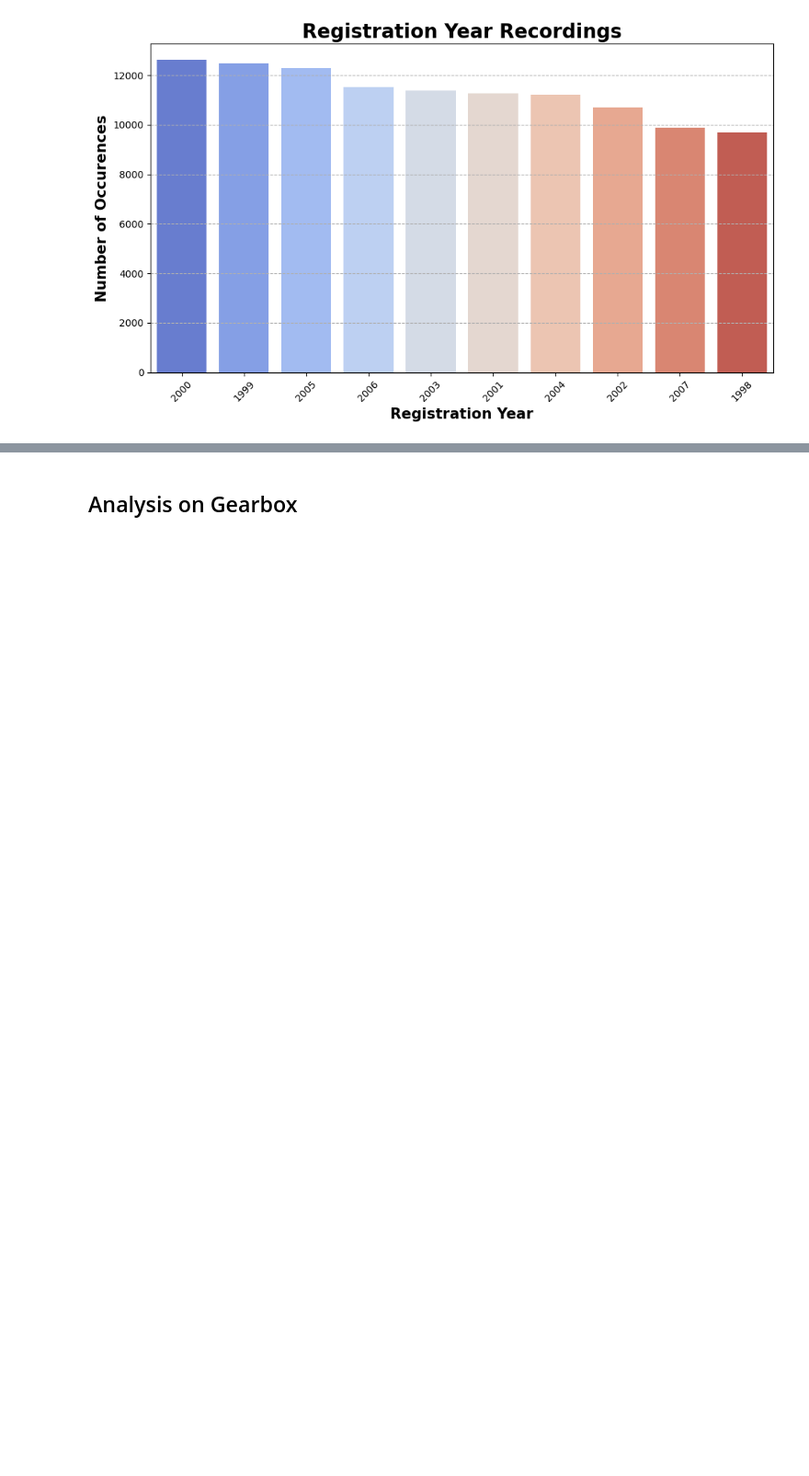
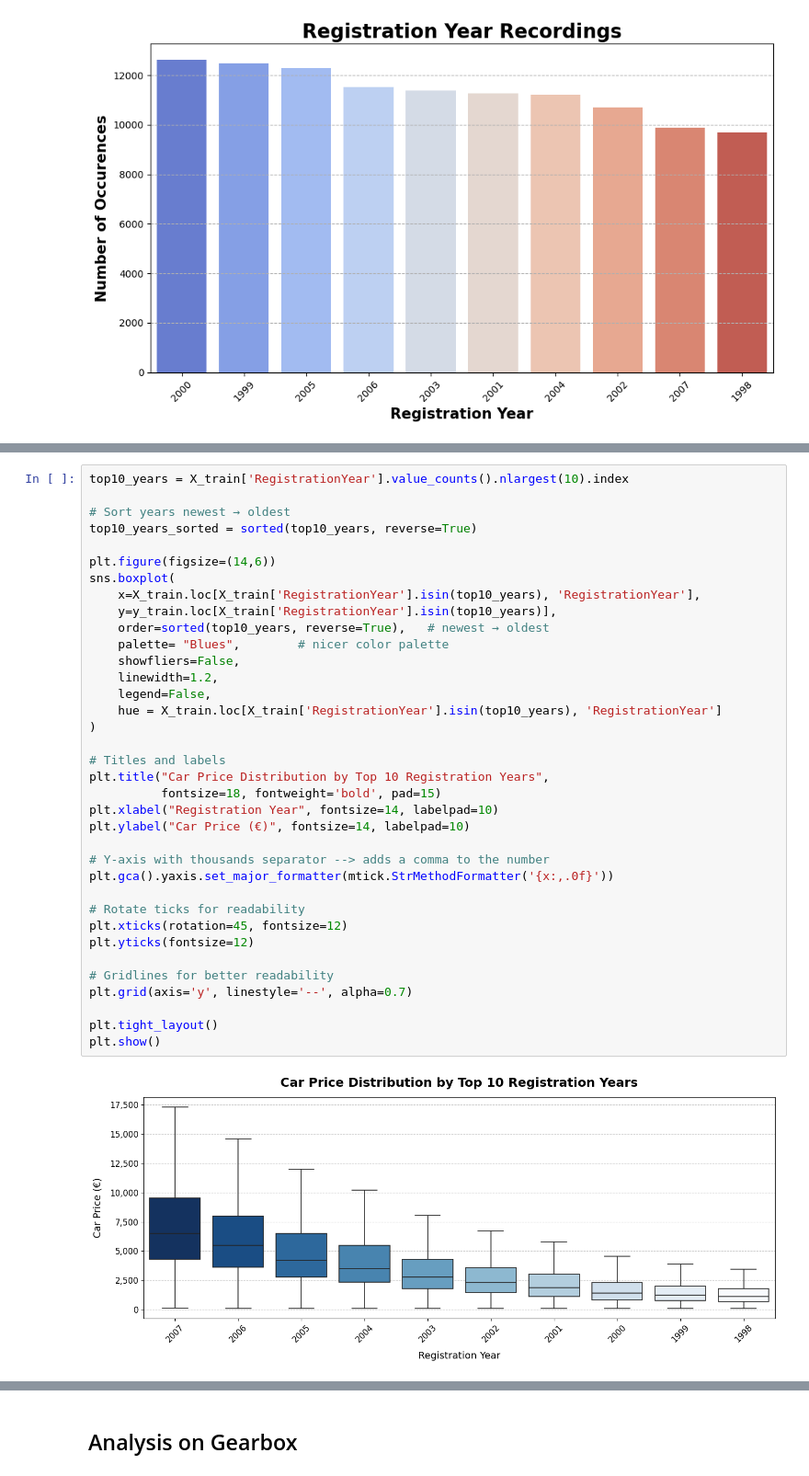
Before and after one commit to T4nT4n/sprint12, a Jupyter notebook: sprint_12_project.ipynb, the cells around one changed output, grey strips where cells are left out. Shown at 92% size. Drawn from its saved outputs; the diff is of its cells as text; blank space fills up the shorter version.

```diff
--- a/sprint_12_project.ipynb
+++ b/sprint_12_project.ipynb
@@ -1167,0 +1188,38 @@ Name: count, dtype: int64
+# %%
+top10_years = X_train['RegistrationYear'].value_counts().nlargest(10).index
+
+# Sort years newest → oldest
+top10_years_sorted = sorted(top10_years, reverse=True)
+
+plt.figure(figsize=(14,6))
+sns.boxplot(
+    x=X_train.loc[X_train['RegistrationYear'].isin(top10_years), 'RegistrationYear'],
+    y=y_train.loc[X_train['RegistrationYear'].isin(top10_years)],
+    order=sorted(top10_years, reverse=True),   # newest → oldest
+    palette= "Blues",        # nicer color palette
+    showfliers=False,
+    linewidth=1.2,
+    legend=False,
+    hue = X_train.loc[X_train['RegistrationYear'].isin(top10_years), 'RegistrationYear']
+)
+
+# Titles and labels
+plt.title("Car Price Distribution by Top 10 Registration Years",
+          fontsize=18, fontweight='bold', pad=15)
+plt.xlabel("Registration Year", fontsize=14, labelpad=10)
+plt.ylabel("Car Price (€)", fontsize=14, labelpad=10)
+
+# Y-axis with thousands separator --> adds a comma to the number
+plt.gca().yaxis.set_major_formatter(mtick.StrMethodFormatter('{x:,.0f}'))
+
+# Rotate ticks for readability
+plt.xticks(rotation=45, fontsize=12)
+plt.yticks(fontsize=12)
+
+# Gridlines for better readability
+plt.grid(axis='y', linestyle='--', alpha=0.7)
+
+plt.tight_layout()
+plt.show()
+# %% [output]
+[figure, added]
```
Also changed, not shown: parts of 14 cells of this notebook.
